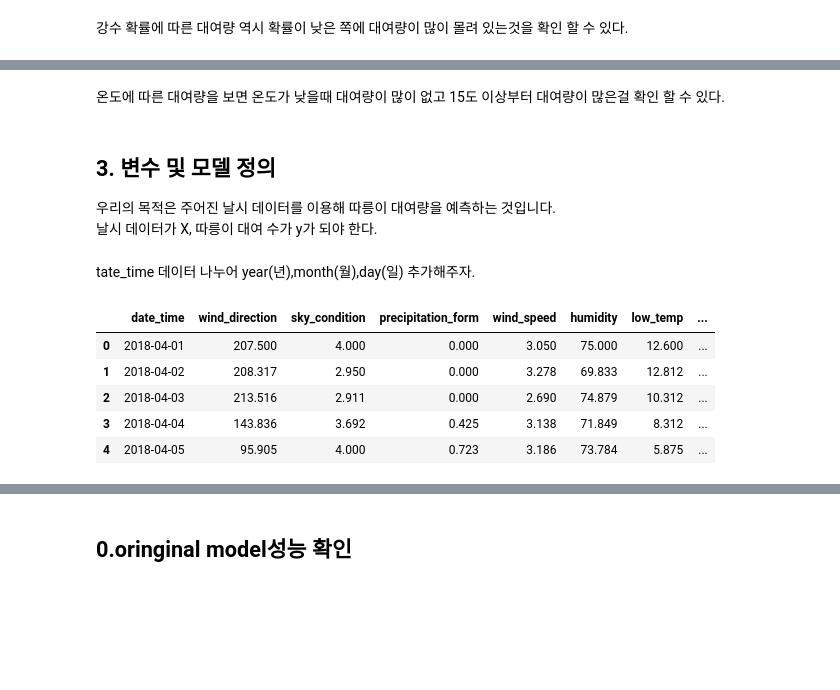
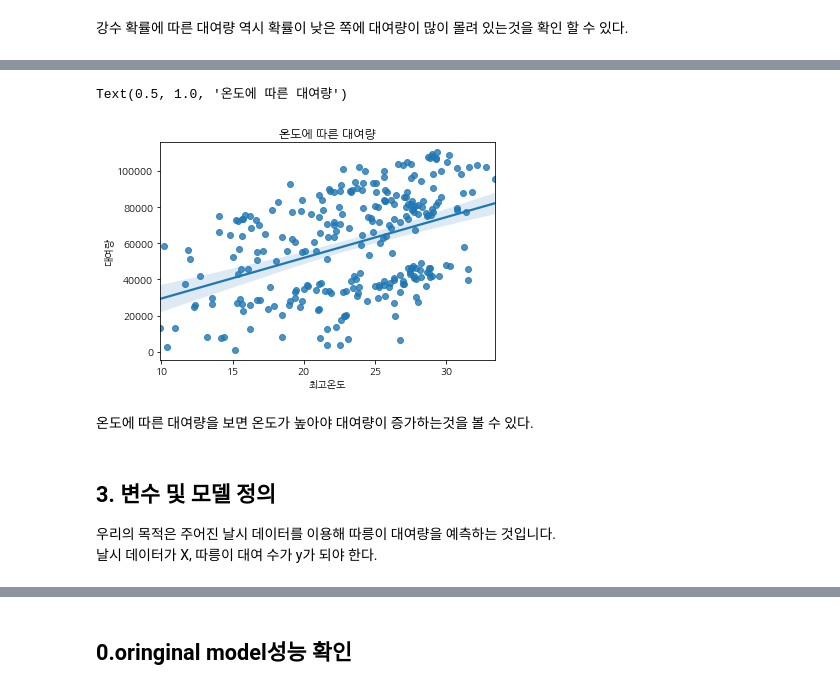
Before and after one commit to choiuikang/contest, a Jupyter notebook: dacon/ttareungi_rental_forecast.ipynb, the cells around one changed output, grey strips where cells are left out. Saved outputs shown, nothing was run; the diff lists cells and outputs as text; code cells hidden in the pictures; blank space fills up the shorter version.

```diff
--- a/dacon/Untitled.ipynb
+++ b/dacon/ttareungi_rental_forecast.ipynb
@@ -221,5 +229,13 @@ Text(0.5, 1.0, '온도에 따른 대여량')
+# %%
+sns.regplot(data=train, x='high_temp', y='number_of_rentals',)
+plt.xlabel('최고온도')
+plt.ylabel('대여량')
+plt.title("온도에 따른 대여량")
+# %% [output]
+Text(0.5, 1.0, '온도에 따른 대여량')
+[figure, added]
 # %% [markdown]
-온도에 따른 대여량을 보면 온도가 낮을때 대여량이 많이 없고 15도 이상부터 대여량이 많은걸 확인 할 수 있다.
+온도에 따른 대여량을 보면 온도가 높아야 대여량이 증가하는것을 볼 수 있다.
 # %% [markdown]
 ## 3. 변수 및 모델 정의
 우리의 목적은 주어진 날시 데이터를 이용해 따릉이 대여량을 예측하는 것입니다.<br>
@@ -229,32 +243,3 @@ train = pd.read_csv('data/train.csv') # train 데이터 불러오기
-# %% [markdown]
-tate_time 데이터 나누어 year(년),month(월),day(일) 추가해주자.
-# %%
-def seperate_datetime(dataframe):
-    year = []
-    month = []
-    day = []
-
-    for date in dataframe.date_time:
-        year_point, month_point, day_point = date.split('-')
-        year.append(int(year_point)-2017)
-        month.append(int(month_point)-3)
-        day.append(int(day_point))
-    return year, month, day
-
-year, month, day = seperate_datetime(train)
-
-train['year'] = year
-train['month'] = month
-train['day'] = day
-
-train.head()
-# %% [output]
-|  | date_time | wind_direction | sky_condition | precipitation_form | wind_speed | humidity | low_temp | ... |
-| 0 | 2018-04-01 | 207.500 | 4.000 | 0.000 | 3.050 | 75.000 | 12.600 | ... |
-| 1 | 2018-04-02 | 208.317 | 2.950 | 0.000 | 3.278 | 69.833 | 12.812 | ... |
-| 2 | 2018-04-03 | 213.516 | 2.911 | 0.000 | 2.690 | 74.879 | 10.312 | ... |
-| 3 | 2018-04-04 | 143.836 | 3.692 | 0.425 | 3.138 | 71.849 | 8.312 | ... |
-| 4 | 2018-04-05 | 95.905 | 4.000 | 0.723 | 3.186 | 73.784 | 5.875 | ... |
 # %%
 X = train.drop(['date_time', 'number_of_rentals'], axis=1)
 y = train.number_of_rentals
```
Also changed, not shown: parts of 30 cells of this notebook.
